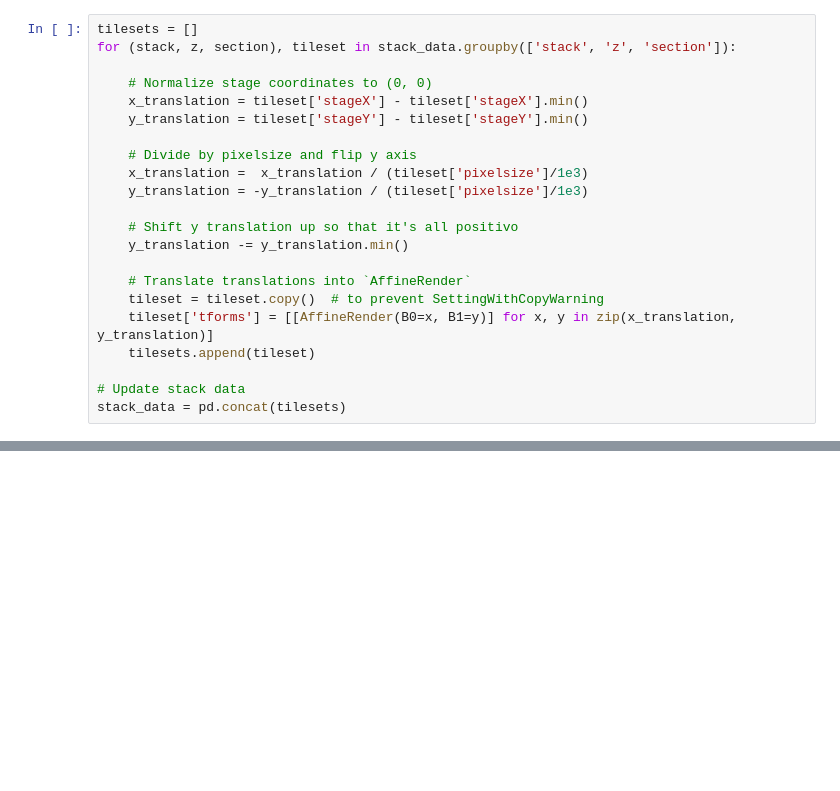
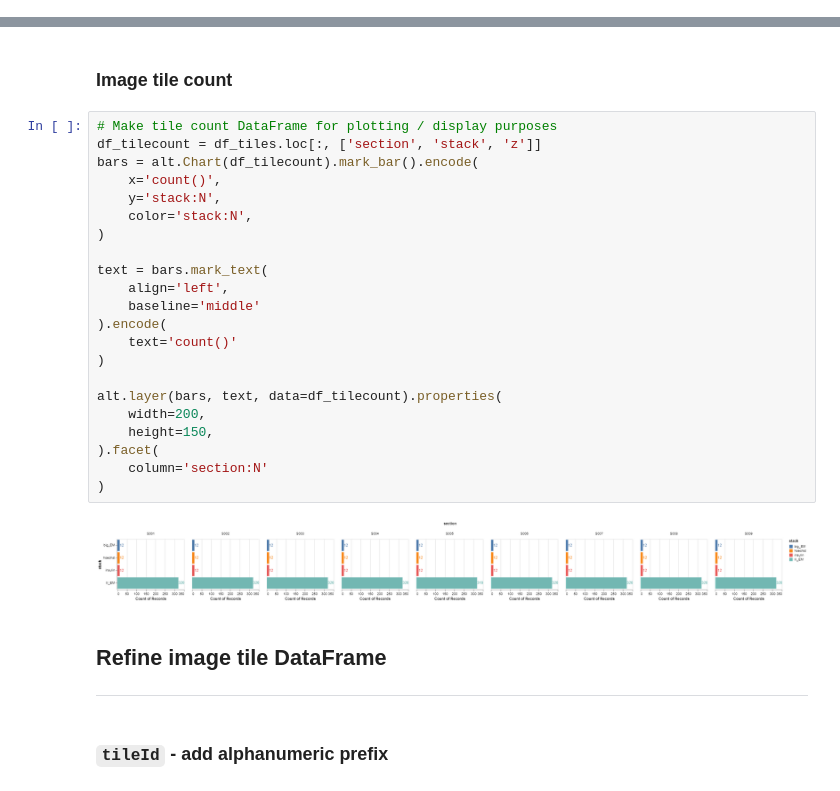
Before and after one commit to hoogenboom-group/iCAT-workflow, a Jupyter notebook: notebooks/iCAT-import.ipynb, the cells around one changed output, grey strips where cells are left out. Saved outputs shown, nothing was run; the diff lists cells and outputs as text; blank space fills up the shorter version.

```diff
--- a/notebooks/iCAT-import.ipynb
+++ b/notebooks/iCAT-import.ipynb
@@ -308,22 +0,0 @@ But (1) is more reasonable than (2), so we go with (1). The first step is to nor
-# %%
-tilesets = []
-for (stack, z, section), tileset in stack_data.groupby(['stack', 'z', 'section']):
-
-    # Normalize stage coordinates to (0, 0)
-    x_translation = tileset['stageX'] - tileset['stageX'].min()
-    y_translation = tileset['stageY'] - tileset['stageY'].min()
-
-    # Divide by pixelsize and flip y axis
-    x_translation =  x_translation / (tileset['pixelsize']/1e3)
-    y_translation = -y_translation / (tileset['pixelsize']/1e3)
-
-    # Shift y translation up so that it's all positivo
-    y_translation -= y_translation.min()
-
-    # Translate translations into `AffineRender`
-    tileset = tileset.copy()  # to prevent SettingWithCopyWarning
-    tileset['tforms'] = [[AffineRender(B0=x, B1=y)] for x, y in zip(x_translation, y_translation)]
-    tilesets.append(tileset)
-
-# Update stack data
-stack_data = pd.concat(tilesets)
@@ -618,0 +179,31 @@ for (z, section), layer in tqdm_notebook(stack_data.groupby(['z', 'section']), t
+# %% [markdown]
+### Image tile count
+# %%
+# Make tile count DataFrame for plotting / display purposes
+df_tilecount = df_tiles.loc[:, ['section', 'stack', 'z']]
+bars = alt.Chart(df_tilecount).mark_bar().encode(
+    x='count()',
+    y='stack:N',
+    color='stack:N',
+)
+
+text = bars.mark_text(
+    align='left',
+    baseline='middle'
+).encode(
+    text='count()'
+)
+
+alt.layer(bars, text, data=df_tilecount).properties(
+    width=200,
+    height=150,
+).facet(
+    column='section:N'
+)
+# %% [output]
+[figure, added]
+# %% [markdown]
+## Refine image tile DataFrame
+---
+# %% [markdown]
+### `tileId` - add alphanumeric prefix
```
Also changed, not shown: parts of 58 cells of this notebook, 5 other files.
